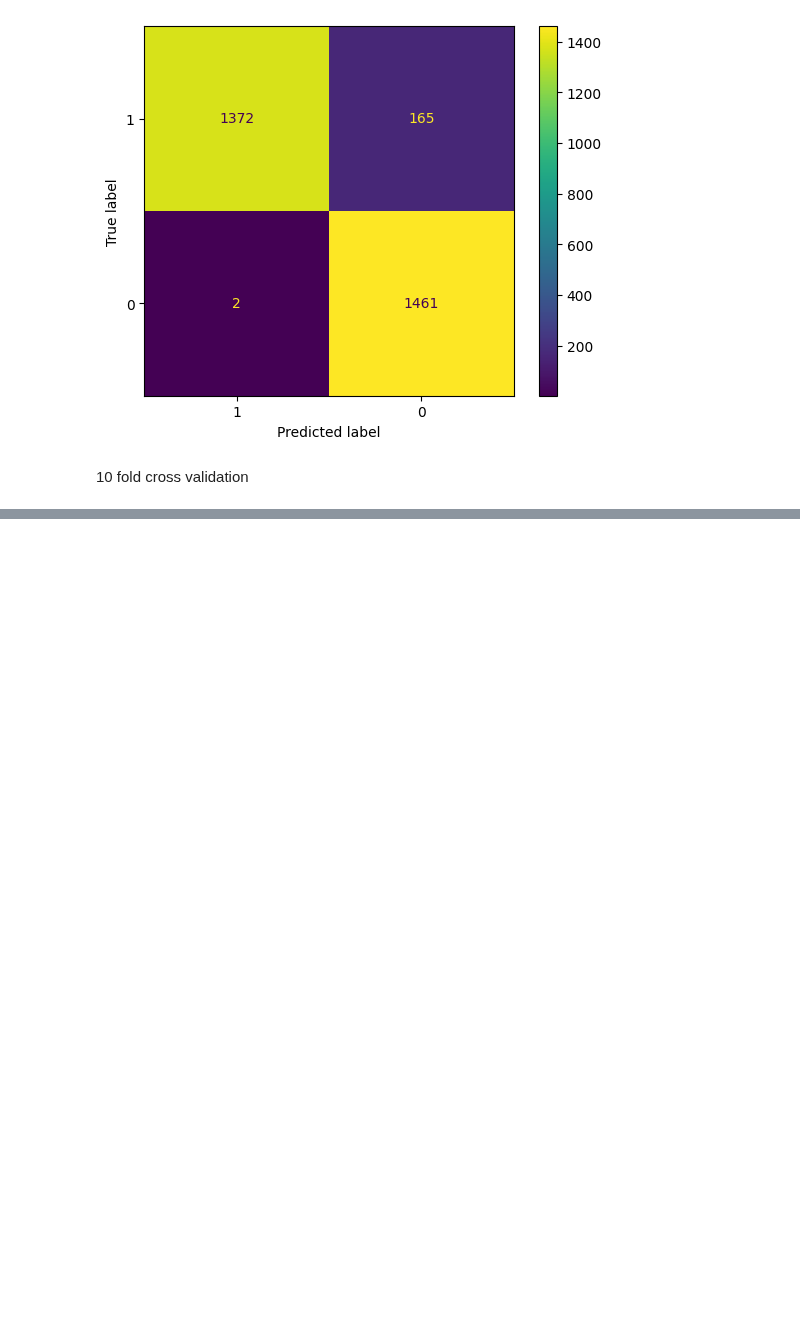
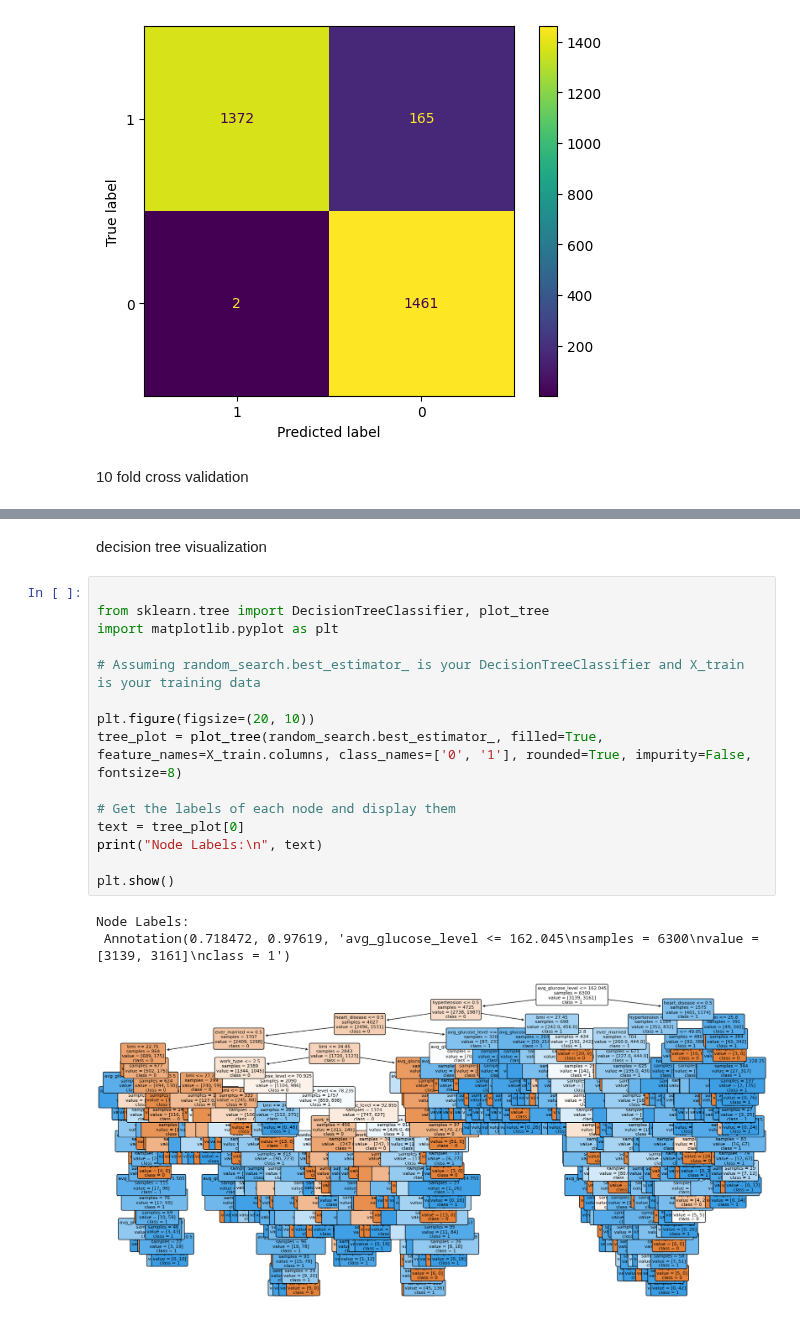
Before and after one commit to alessandroCassani/featureEngineering, a Jupyter notebook: original_dataset.ipynb, the cells around one changed output, grey strips where cells are left out. Cells and saved outputs as stored; diff of their text form; blank space fills up the shorter version.

```diff
--- a/original_dataset.ipynb
+++ b/original_dataset.ipynb
@@ -295,0 +349,21 @@ accuracy_k_fold_dt
+# %% [markdown]
+decision tree visualization
+# %%
+
+from sklearn.tree import DecisionTreeClassifier, plot_tree
+import matplotlib.pyplot as plt
+
+# Assuming random_search.best_estimator_ is your DecisionTreeClassifier and X_train is your training data
+
+plt.figure(figsize=(20, 10))
+tree_plot = plot_tree(random_search.best_estimator_, filled=True, feature_names=X_train.columns, class_names=['0', '1'], rounded=True, impurity=False, fontsize=8)
+
+# Get the labels of each node and display them
+text = tree_plot[0]
+print("Node Labels:\n", text)
+
+plt.show()
+# %% [output]
+Node Labels:
+ Annotation(0.718472, 0.97619, 'avg_glucose_level <= 162.045\nsamples = 6300\nvalue = [3139, 3161]\nclass = 1')
+[figure, added]
```
Also changed, not shown: parts of 3 cells of this notebook.
